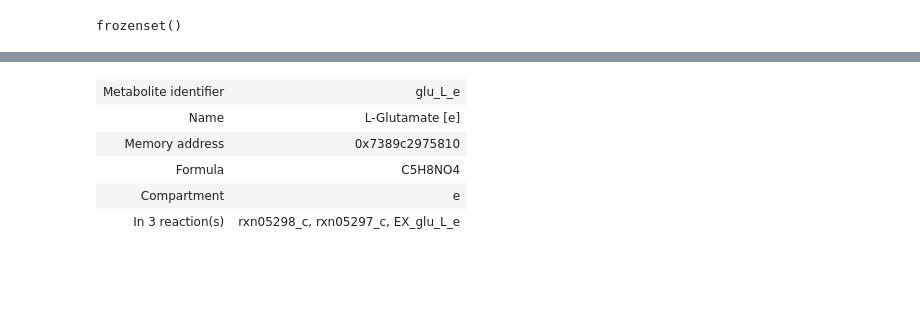
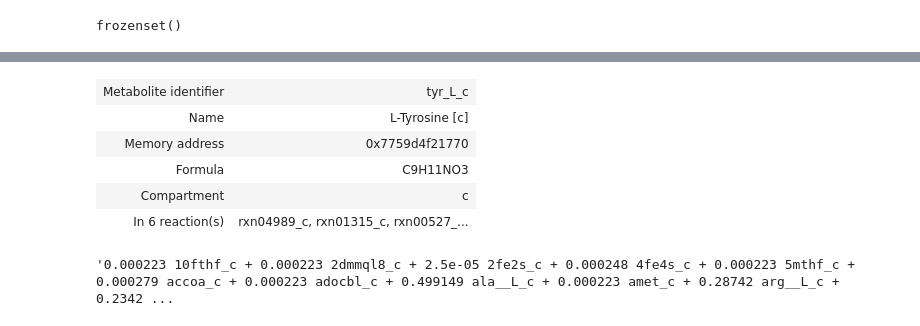
Before and after one commit to BondonMickael/M_xanthus-E_coli-Predation, a Jupyter notebook: notebooks/test.ipynb, the cells around one changed output, grey strips where cells are left out. Cells and saved outputs as stored; diff of their text form; code cells hidden in the pictures; blank space fills up the shorter version.

```diff
--- a/notebooks/test.ipynb
+++ b/notebooks/test.ipynb
@@ -327,6 +371,27 @@ M_xanthus.add_boundary(M_xanthus.metabolites.get_by_id("Biomass_e"), type="excha
 | GPR |  |
 | Lower bound | -1000.0 |
 | Upper bound | 1000.0 |
+# %%
+M_xanthus.reactions.EX_spmd_e.lower_bound = 0 # define the bound to 0 for metabolites in the reactions
+M_xanthus.reactions.EX_pheme_e.lower_bound = 0
+M_xanthus.reactions.EX_val_L_e.lower_bound = 0
+M_xanthus.reactions.EX_ile_L_e.lower_bound = 0
+M_xanthus.reactions.EX_leu_L_e.lower_bound = 0
+M_xanthus.reactions.EX_lys_L_e.lower_bound = 0
+M_xanthus.reactions.EX_gly_cys_L_e.lower_bound = 0
+M_xanthus.reactions.EX_cgly_e.lower_bound = 0
+M_xanthus.reactions.EX_pro_L_e.lower_bound = 0
+M_xanthus.reactions.EX_alaala_e.lower_bound = 0
+M_xanthus.reactions.EX_glu_L_e.lower_bound = 0
+M_xanthus.reactions.EX_met_L_e.lower_bound = 0
+M_xanthus.reactions.EX_thr_L_e.lower_bound = 0
+M_xanthus.reactions.EX_fru_e.lower_bound = 0
+M_xanthus.reactions.EX_gam_e.lower_bound = 0 # test
+M_xanthus.reactions.EX_fum_e.lower_bound = 0
+M_xanthus.reactions.EX_orn_e.lower_bound = 0
+M_xanthus.reactions.EX_malt_e.lower_bound = 0
+M_xanthus.reactions.EX_succ_e.lower_bound = 0
+M_xanthus.reactions.EX_acald_e.lower_bound = 0
 # %%
 M_xanthus.summary()
 # %% [output]
@@ -406,9 +440,20 @@ Secretion
 # %%
-M_xanthus.metabolites.glu_L_e
+M_xanthus.metabolites.arg_L_c
+M_xanthus.metabolites.asn_L_c
+M_xanthus.metabolites.asp_L_c
+M_xanthus.metabolites.gln_L_c
+M_xanthus.metabolites.phe_L_c
+M_xanthus.metabolites.ser_L_c
+M_xanthus.metabolites.trp_L_c
+M_xanthus.metabolites.tyr_L_c
 # %% [output]
-| Metabolite identifier | glu_L_e |
-| Name | L-Glutamate [e] |
-| Memory address | 0x7389c2975810 |
-| Formula | C5H8NO4 |
-| Compartment | e |
-| In 3 reaction(s) | rxn05298_c, rxn05297_c, EX_glu_L_e |
+| Metabolite identifier | tyr_L_c |
+| Name | L-Tyrosine [c] |
+| Memory address | 0x7759d4f21770 |
+| Formula | C9H11NO3 |
+| Compartment | c |
+| In 6 reaction(s) | rxn04989_c, rxn01315_c, rxn00527_... |
+# %%
+E_coli.reactions.BIOMASS_Ec_iML1515_WT_75p37M.reaction
+# %% [output]
+'0.000223 10fthf_c + 0.000223 2dmmql8_c + 2.5e-05 2fe2s_c + 0.000248 4fe4s_c + 0.000223 5mthf_c + 0.000279 accoa_c + 0.000223 adocbl_c + 0.499149 ala__L_c + 0.000223 amet_c + 0.28742 arg__L_c + 0.2342 ...
```
Also changed, not shown: parts of 7 cells of this notebook, 2 other files.
